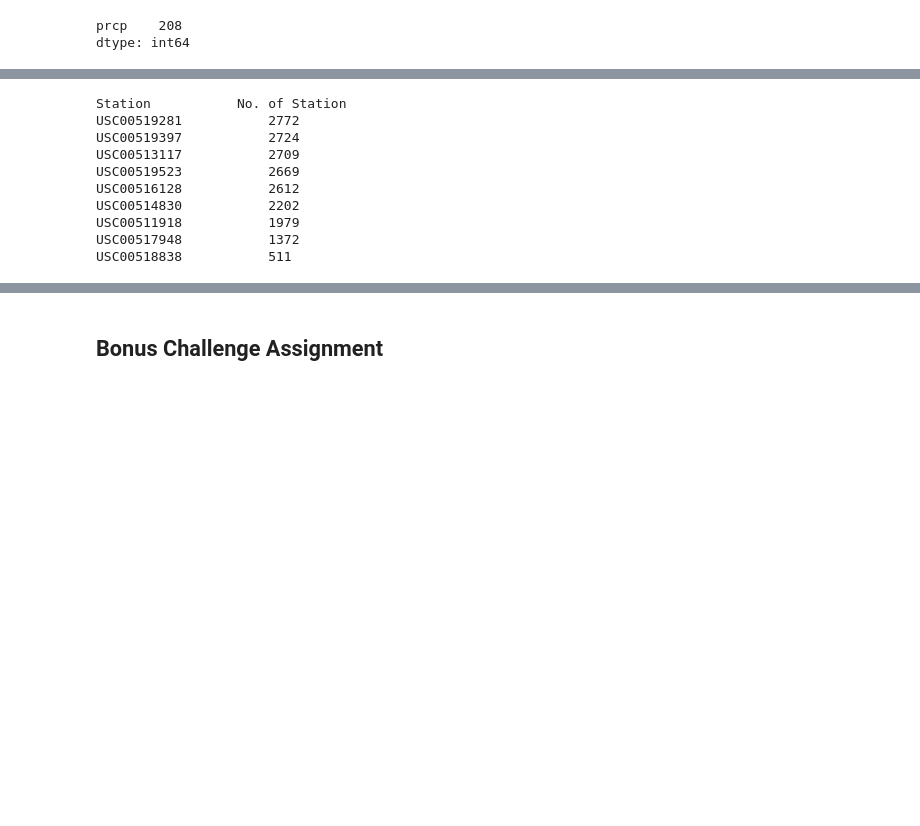
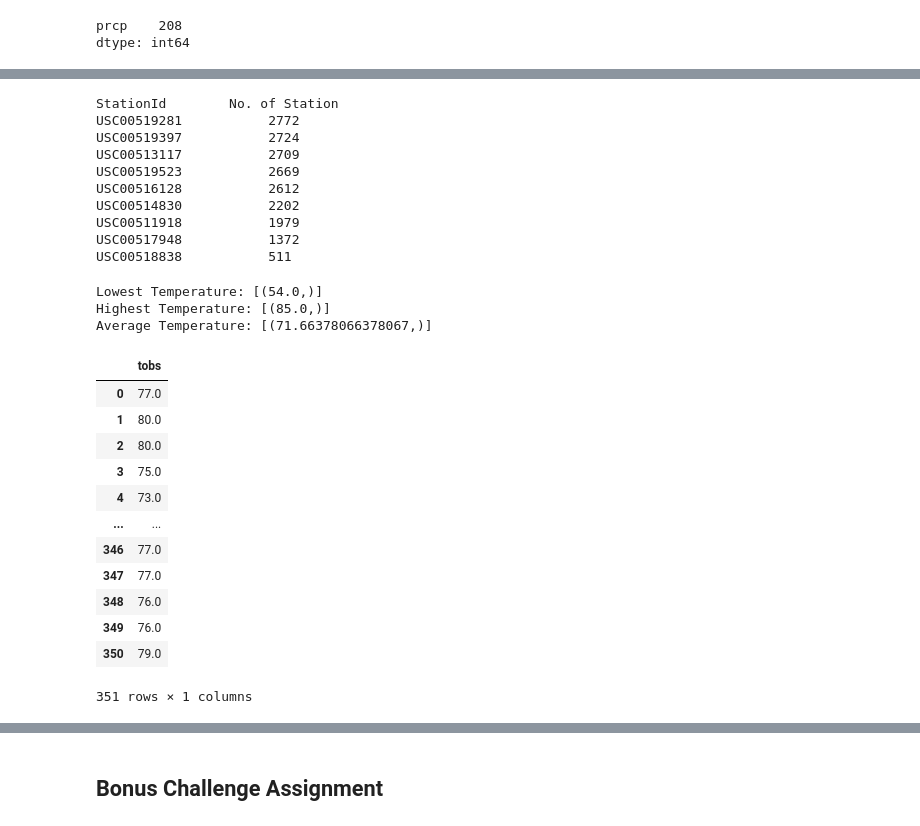
Before and after one commit to SoniMohandas/sqlalchemy-challenge, a Jupyter notebook: climate_starter.ipynb, the cells around one changed output, grey strips where cells are left out. Saved outputs shown, nothing was run; the diff lists cells and outputs as text; code cells hidden in the pictures; blank space fills up the shorter version.

```diff
--- a/climate_starter.ipynb
+++ b/climate_starter.ipynb
@@ -143,13 +155,15 @@ stations
 # %%
 # What are the most active stations? (i.e. what stations have the most rows)?
 # List the stations and the counts in descending order.
+
 station_count=session.query(Measurement.station, func.count(Measurement.station)).\
 group_by(Measurement.station).order_by(func.count(Measurement.station).desc()).all()
-print(f'Station           No. of Station')
-for station, no in station_count:
-    print(f"{station}           {no}")
+
+print(f'StationId        No. of Station')
+for station in station_count:
+    print(f"{station[0]}           {station[1]}")
 # %% [output]
-Station           No. of Station
+StationId        No. of Station
 USC00519281           2772
 USC00519397           2724
 USC00513117           2709
@@ -162,6 +176,39 @@ USC00518838           511
 # %%
 # Using the station id from the previous query, calculate the lowest temperature recorded,
 # highest temperature recorded, and average temperature of the most active station?
+
+lowest_temp=session.query(func.min(Measurement.tobs)).\
+filter(Measurement.station=='USC00519281').all()
+highest_temp=session.query(func.max(Measurement.tobs)).\
+filter(Measurement.station=='USC00519281').all()
+avg_temp=session.query(func.avg(Measurement.tobs)).\
+filter(Measurement.station=='USC00519281').all()
+print(f"""Lowest Temperature: {lowest_temp}
+Highest Temperature: {highest_temp}
+Average Temperature: {avg_temp}""")
+# %% [output]
+Lowest Temperature: [(54.0,)]
+Highest Temperature: [(85.0,)]
+Average Temperature: [(71.66378066378067,)]
 # %%
 # Choose the station with the highest number of temperature observations.
 # Query the last 12 months of temperature observation data for this station and plot the results as a histogram
+twelve_month_tobs=session.query(Measurement.tobs).\
+filter(Measurement.station=='USC00519281', Measurement.date>date_year_ago).all()
+twelve_month_tobs=pd.DataFrame(twelve_month_tobs)
+
+twelve_month_tobs
+# %% [output]
+|  | tobs |
+| 0 | 77.0 |
+| 1 | 80.0 |
+| 2 | 80.0 |
+| 3 | 75.0 |
+| 4 | 73.0 |
+| ... | ... |
+| 346 | 77.0 |
+| 347 | 77.0 |
+| 348 | 76.0 |
+| 349 | 76.0 |
+| 350 | 79.0 |
+351 rows × 1 columns
```
Also changed, not shown: parts of 10 cells of this notebook, 3 other files.
